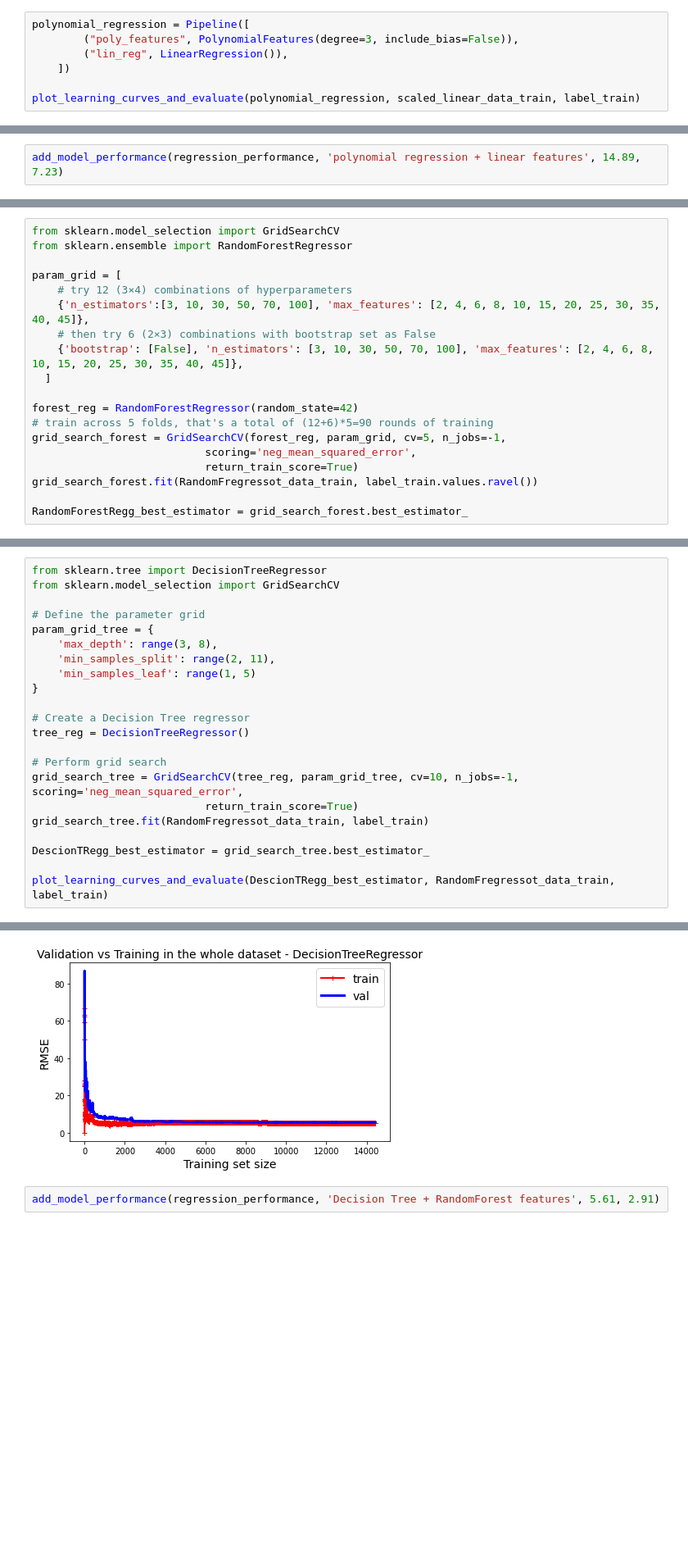
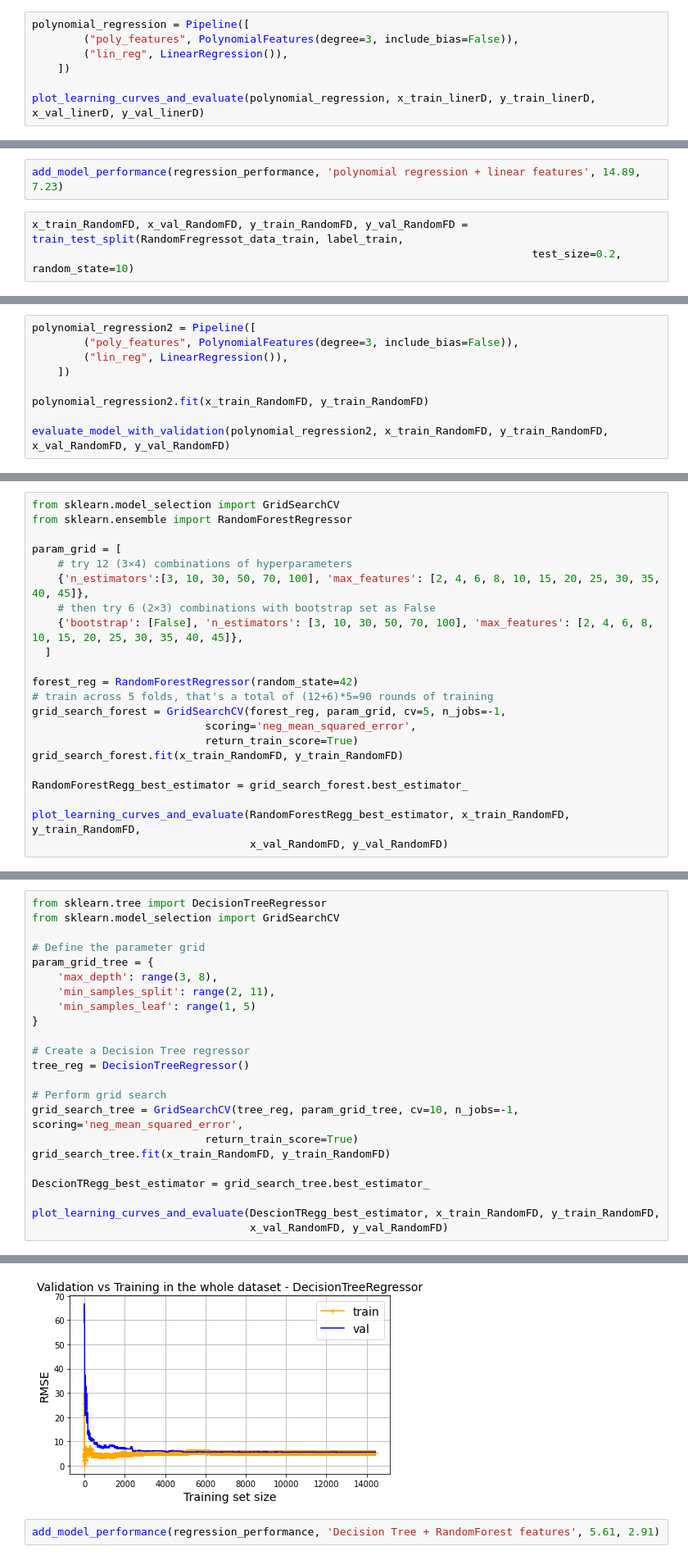
Before and after one commit to romthevacuousspider/Fuel-Consumption-2000-2022-ML-coursework2-, a Jupyter notebook: ML2.ipynb, the cells around one changed output, grey strips where cells are left out. Shown at 82% size. Drawn from its saved outputs; the diff is of its cells as text; blank space fills up the shorter version.

```diff
--- a/ML2.ipynb
+++ b/ML2.ipynb
@@ -610,7 +661,7 @@ polynomial_regression = Pipeline([
         ("lin_reg", LinearRegression()),
     ])
 
-plot_learning_curves_and_evaluate(polynomial_regression, scaled_linear_data_train, label_train)
+plot_learning_curves_and_evaluate(polynomial_regression, x_train_linerD, y_train_linerD, x_val_linerD, y_val_linerD)
 # %% [output]
 Pipeline Training Set RMSE: 13.79
 Pipeline Training Set MAE: 6.88
@@ -620,2 +671,5 @@ Pipeline Validation Set MAE: 7.23
 # %%
 add_model_performance(regression_performance, 'polynomial regression + linear features', 14.89, 7.23)
+# %%
+x_train_RandomFD, x_val_RandomFD, y_train_RandomFD, y_val_RandomFD = train_test_split(RandomFregressot_data_train, label_train,
+                                                                              test_size=0.2, random_state=10)
@@ -621,0 +706,9 @@ add_model_performance(regression_performance, 'polynomial regression + linear fe
+# %%
+polynomial_regression2 = Pipeline([
+        ("poly_features", PolynomialFeatures(degree=3, include_bias=False)),
+        ("lin_reg", LinearRegression()),
+    ])
+
+polynomial_regression2.fit(x_train_RandomFD, y_train_RandomFD)
+
+evaluate_model_with_validation(polynomial_regression2, x_train_RandomFD, y_train_RandomFD, x_val_RandomFD, y_val_RandomFD)
@@ -635,6 +781,9 @@ forest_reg = RandomForestRegressor(random_state=42)
 grid_search_forest = GridSearchCV(forest_reg, param_grid, cv=5, n_jobs=-1,
                            scoring='neg_mean_squared_error',
                            return_train_score=True)
-grid_search_forest.fit(RandomFregressot_data_train, label_train.values.ravel())
+grid_search_forest.fit(x_train_RandomFD, y_train_RandomFD)
 
 RandomForestRegg_best_estimator = grid_search_forest.best_estimator_
+
+plot_learning_curves_and_evaluate(RandomForestRegg_best_estimator, x_train_RandomFD, y_train_RandomFD,
+                                  x_val_RandomFD, y_val_RandomFD)
@@ -665,10 +875,11 @@ tree_reg = DecisionTreeRegressor()
 # Perform grid search
 grid_search_tree = GridSearchCV(tree_reg, param_grid_tree, cv=10, n_jobs=-1, scoring='neg_mean_squared_error',
                            return_train_score=True)
-grid_search_tree.fit(RandomFregressot_data_train, label_train)
+grid_search_tree.fit(x_train_RandomFD, y_train_RandomFD)
 
 DescionTRegg_best_estimator = grid_search_tree.best_estimator_
 
-plot_learning_curves_and_evaluate(DescionTRegg_best_estimator, RandomFregressot_data_train, label_train)
+plot_learning_curves_and_evaluate(DescionTRegg_best_estimator, x_train_RandomFD, y_train_RandomFD,
+                                  x_val_RandomFD, y_val_RandomFD)
 # %% [output]
 DecisionTreeRegressor Training Set RMSE: 5.26
@@ -676,5 +887,5 @@ DecisionTreeRegressor Training Set MAE: 2.83
 DecisionTreeRegressor Validation Set RMSE: 5.61
 DecisionTreeRegressor Validation Set MAE: 2.91
-[figure, old version]
+[figure, new version]
 # %%
 add_model_performance(regression_performance, 'Decision Tree + RandomForest features', 5.61, 2.91)
```
Also changed, not shown: parts of 268 cells of this notebook.
